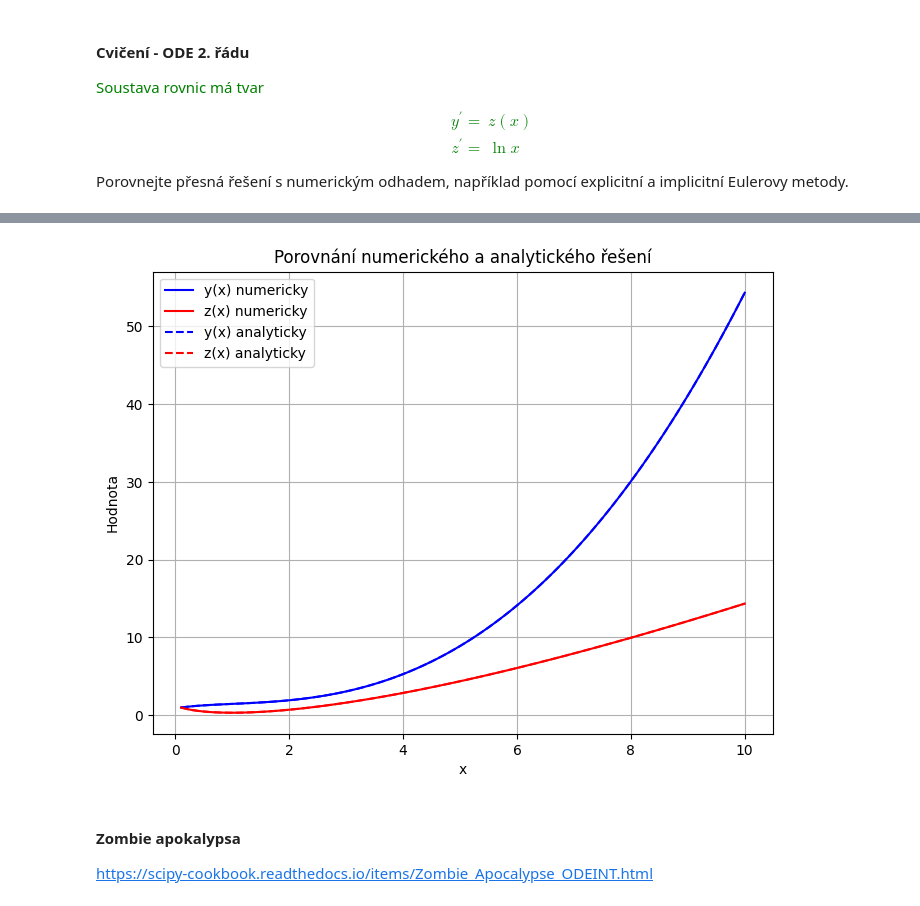
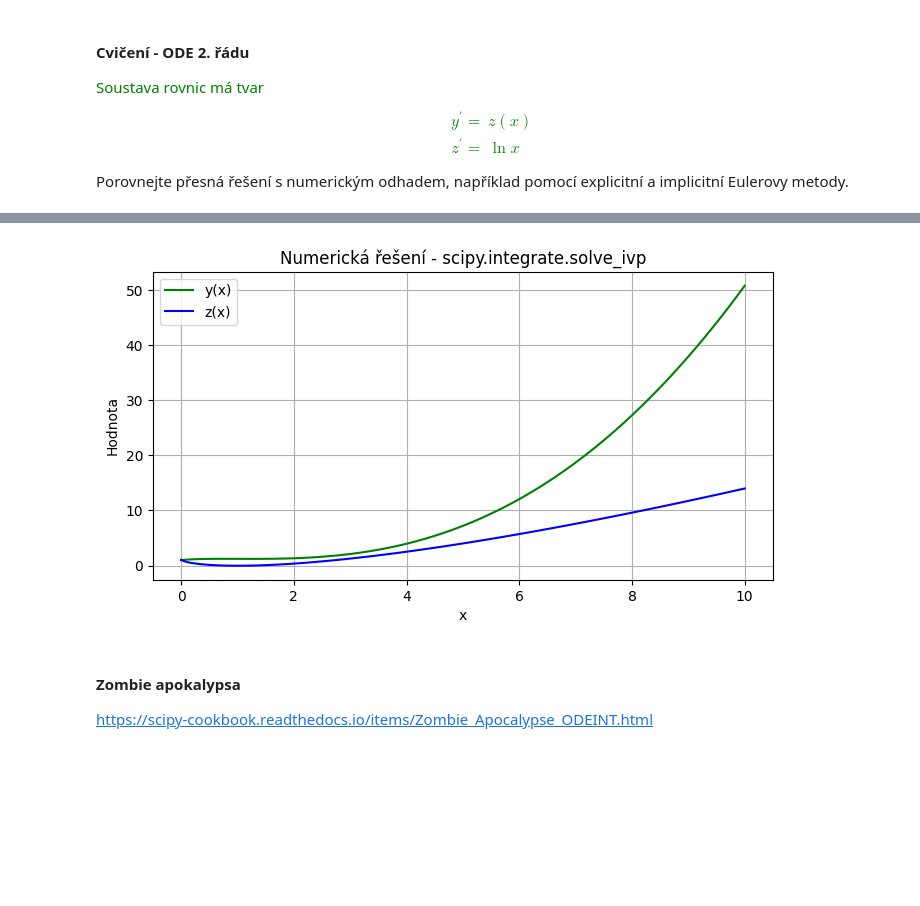
Before and after one commit to pkbcz/MSW2, a Jupyter notebook: 12 Diferencialni rovnice.ipynb, the cells around one changed output, grey strips where cells are left out. Saved outputs shown, nothing was run; the diff lists cells and outputs as text; code cells hidden in the pictures; blank space fills up the shorter version.

```diff
--- a/12 Diferencialni rovnice.ipynb
+++ b/12 Diferencialni rovnice.ipynb
@@ -1766,56 +1757,38 @@ Porovnání analytického a numerického řešení
 # %%
 import numpy as np
 import matplotlib.pyplot as plt
 from scipy.integrate import solve_ivp
 
 # Definujeme diferenciální rovnice
 def system(x, Y):
     y, z = Y
     dydx = z
     dzdx = np.log(x)
     return [dydx, dzdx]
 
 # Počáteční podmínky
-x0 = 0.1
+x0 = 1e-17
 y0 = 1
 z0 = 1
 x_end = 10
 x_span = (x0, x_end)
 x_eval = np.linspace(x0, x_end, 100)
 
 # Numerické řešení
 sol = solve_ivp(system, x_span, [y0, z0], t_eval=x_eval)
 
-# Analytická řešení (odvozená dříve)
-C1 = y0 - (x0**2 * np.log(x0) / 4) - (x0**2 / 8) - x0
-C2 = z0 - (x0 * np.log(x0) / 2) - (x0 / 2)
-
-x_analytical = np.linspace(x0, x_end, 100)
-y_analytical = (x_analytical**2 * np.log(x_analytical) / 4) + (x_analytical**2 / 8) + C1 + x_analytical
-z_analytical = (x_analytical * np.log(x_analytical) / 2) + (x_analytical / 2) + C2
-
-# Správné analytické výrazy:
-C1 = z0 - x0 * np.log(x0) + x0
-C2 = y0 - (x0**2 / 2) * np.log(x0) + (3 * x0**2) / 4 - C1 * x0
-
-y_analytical = (x_analytical**2 / 2) * np.log(x_analytical) - (3 * x_analytical**2) / 4 + C1 * x_analytical + C2
-z_analytical = x_analytical * np.log(x_analytical) - x_analytical + C1
-
-
 # Vykreslení
-plt.figure(figsize=(8, 6))
-plt.plot(sol.t, sol.y[0], 'b-', label='y(x) numericky')
-plt.plot(sol.t, sol.y[1], 'r-', label='z(x) numericky')
-plt.plot(x_analytical, y_analytical, 'b--', label='y(x) analyticky')
-plt.plot(x_analytical, z_analytical, 'r--', label='z(x) analyticky')
+plt.figure(figsize=(8, 4))
+plt.plot(sol.t, sol.y[0], 'g-', label='y(x)')
+plt.plot(sol.t, sol.y[1], 'b-', label='z(x)')
 plt.xlabel('x')
 plt.ylabel('Hodnota')
 plt.legend()
-plt.title('Porovnání numerického a analytického řešení')
+plt.title('Numerická řešení - scipy.integrate.solve_ivp')
 plt.grid()
 plt.show()
 # %% [output]
-[figure, old version]
+[figure, new version]
 # %% [markdown]
 #### Zombie apokalypsa
 
```
Also changed, not shown: parts of 13 cells of this notebook.
